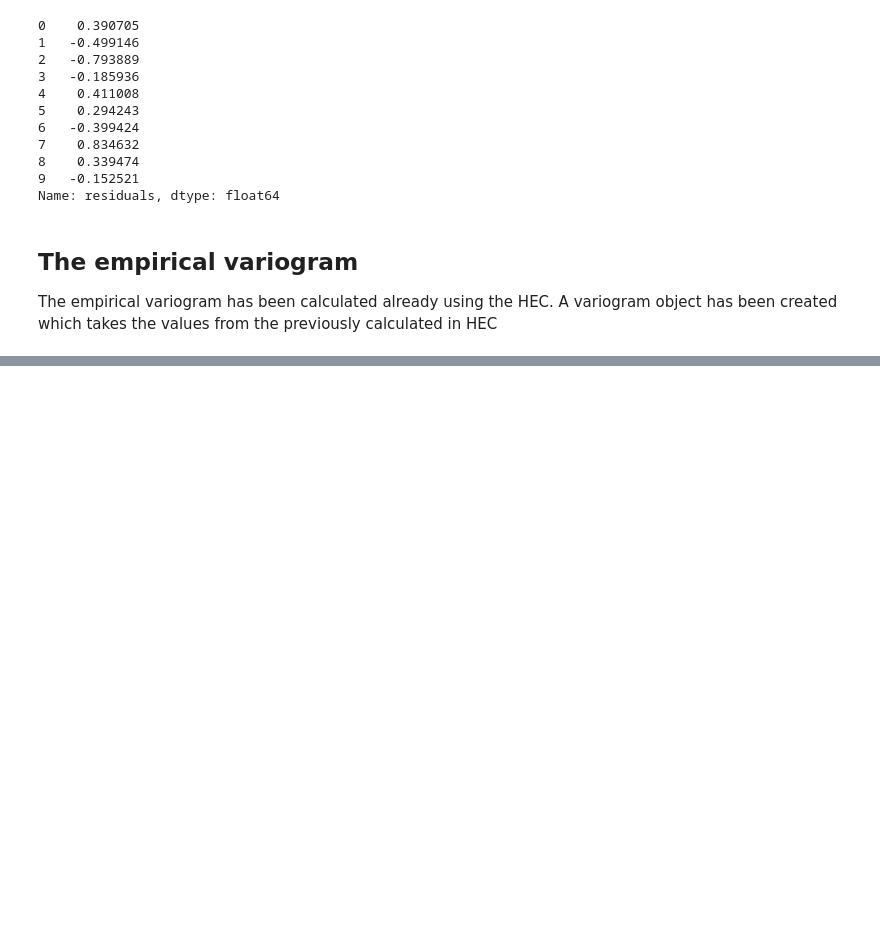
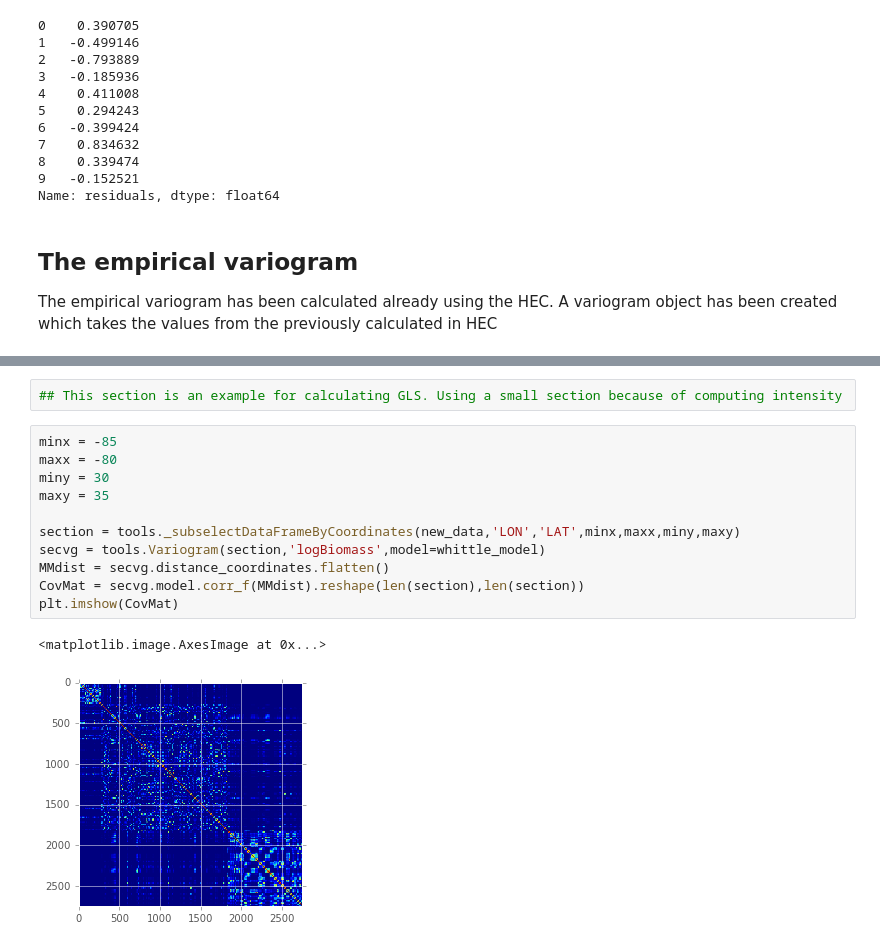
Before and after one commit to molgor/spystats, a Jupyter notebook: notebooks/Sketches_for_geopystats.ipynb, the cells around one changed output, grey strips where cells are left out. Drawn from its saved outputs; the diff is of its cells as text; blank space fills up the shorter version.

```diff
--- a/notebooks/Sketches_for_geopystats.ipynb
+++ b/notebooks/Sketches_for_geopystats.ipynb
@@ -61,0 +57,16 @@ plt.plot(hx,gausmod)
+# %%
+## This section is an example for calculating GLS. Using a small section because of computing intensity
+# %%
+minx = -85
+maxx = -80
+miny = 30
+maxy = 35
+
+section = tools._subselectDataFrameByCoordinates(new_data,'LON','LAT',minx,maxx,miny,maxy)
+secvg = tools.Variogram(section,'logBiomass',model=whittle_model)
+MMdist = secvg.distance_coordinates.flatten()
+CovMat = secvg.model.corr_f(MMdist).reshape(len(section),len(section))
+plt.imshow(CovMat)
+# %% [output]
+<matplotlib.image.AxesImage at 0x...>
+[figure, added]
```
Also changed, not shown: parts of 14 cells of this notebook, 2 other files.
